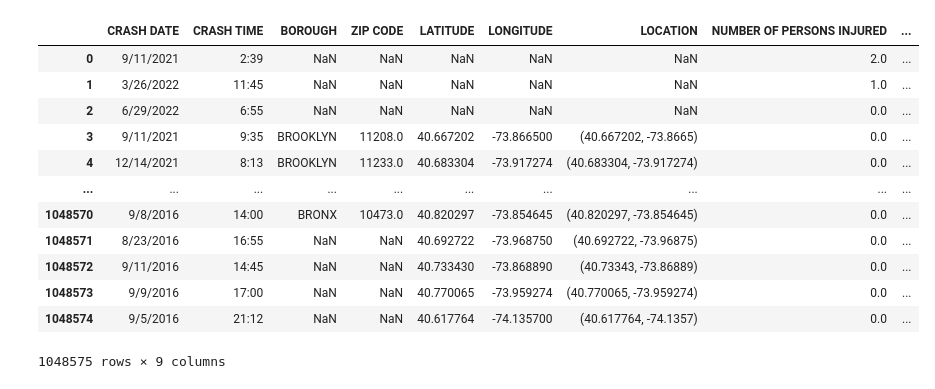
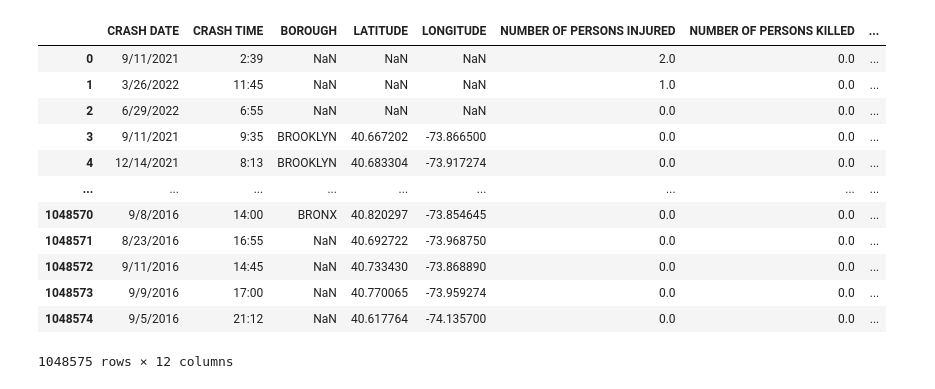
Before and after one commit to azbennett/group_project_1, a Jupyter notebook: crash_data.ipynb, the cells around one changed output. Drawn from its saved outputs; the diff is of its cells as text; code cells hidden in the pictures.

```diff
--- a/crash_data.ipynb
+++ b/crash_data.ipynb
@@ -15,21 +15,21 @@ from api_keys import weather_api_key
 # %%
 # Load the CSV file created in Part 1 into a Pandas DataFrame
-#crashes_df = pd.read_csv("data/nyc_mv_crash_data_truncated2.csv")
-crashes_df = pd.read_csv("data/nyc_mv_crash_data_truncated3.csv")
+crashes_df = pd.read_csv("data/nyc_mv_crash_data_truncated4.csv")
+
 
 # Display sample data
 crashes_df
 # %% [output]
-|  | CRASH DATE | CRASH TIME | BOROUGH | ZIP CODE | LATITUDE | LONGITUDE | LOCATION | NUMBER OF PERSONS INJURED | ... |
-| 0 | 9/11/2021 | 2:39 | NaN | NaN | NaN | NaN | NaN | 2.0 | ... |
-| 1 | 3/26/2022 | 11:45 | NaN | NaN | NaN | NaN | NaN | 1.0 | ... |
-| 2 | 6/29/2022 | 6:55 | NaN | NaN | NaN | NaN | NaN | 0.0 | ... |
-| 3 | 9/11/2021 | 9:35 | BROOKLYN | 11208.0 | 40.667202 | -73.866500 | (40.667202, -73.8665) | 0.0 | ... |
-| 4 | 12/14/2021 | 8:13 | BROOKLYN | 11233.0 | 40.683304 | -73.917274 | (40.683304, -73.917274) | 0.0 | ... |
-| ... | ... | ... | ... | ... | ... | ... | ... | ... | ... |
-| 1048570 | 9/8/2016 | 14:00 | BRONX | 10473.0 | 40.820297 | -73.854645 | (40.820297, -73.854645) | 0.0 | ... |
-| 1048571 | 8/23/2016 | 16:55 | NaN | NaN | 40.692722 | -73.968750 | (40.692722, -73.96875) | 0.0 | ... |
-| 1048572 | 9/11/2016 | 14:45 | NaN | NaN | 40.733430 | -73.868890 | (40.73343, -73.86889) | 0.0 | ... |
-| 1048573 | 9/9/2016 | 17:00 | NaN | NaN | 40.770065 | -73.959274 | (40.770065, -73.959274) | 0.0 | ... |
-| 1048574 | 9/5/2016 | 21:12 | NaN | NaN | 40.617764 | -74.135700 | (40.617764, -74.1357) | 0.0 | ... |
+|  | CRASH DATE | CRASH TIME | BOROUGH | LATITUDE | LONGITUDE | NUMBER OF PERSONS INJURED | NUMBER OF PERSONS KILLED | ... |
+| 0 | 9/11/2021 | 2:39 | NaN | NaN | NaN | 2.0 | 0.0 | ... |
+| 1 | 3/26/2022 | 11:45 | NaN | NaN | NaN | 1.0 | 0.0 | ... |
+| 2 | 6/29/2022 | 6:55 | NaN | NaN | NaN | 0.0 | 0.0 | ... |
+| 3 | 9/11/2021 | 9:35 | BROOKLYN | 40.667202 | -73.866500 | 0.0 | 0.0 | ... |
+| 4 | 12/14/2021 | 8:13 | BROOKLYN | 40.683304 | -73.917274 | 0.0 | 0.0 | ... |
+| ... | ... | ... | ... | ... | ... | ... | ... | ... |
+| 1048570 | 9/8/2016 | 14:00 | BRONX | 40.820297 | -73.854645 | 0.0 | 0.0 | ... |
+| 1048571 | 8/23/2016 | 16:55 | NaN | 40.692722 | -73.968750 | 0.0 | 0.0 | ... |
+| 1048572 | 9/11/2016 | 14:45 | NaN | 40.733430 | -73.868890 | 0.0 | 0.0 | ... |
+| 1048573 | 9/9/2016 | 17:00 | NaN | 40.770065 | -73.959274 | 0.0 | 0.0 | ... |
+| 1048574 | 9/5/2016 | 21:12 | NaN | 40.617764 | -74.135700 | 0.0 | 0.0 | ... |
-1048575 rows × 9 columns
+1048575 rows × 12 columns
```
Also changed, not shown: parts of 11 cells of this notebook, 3 other files.
